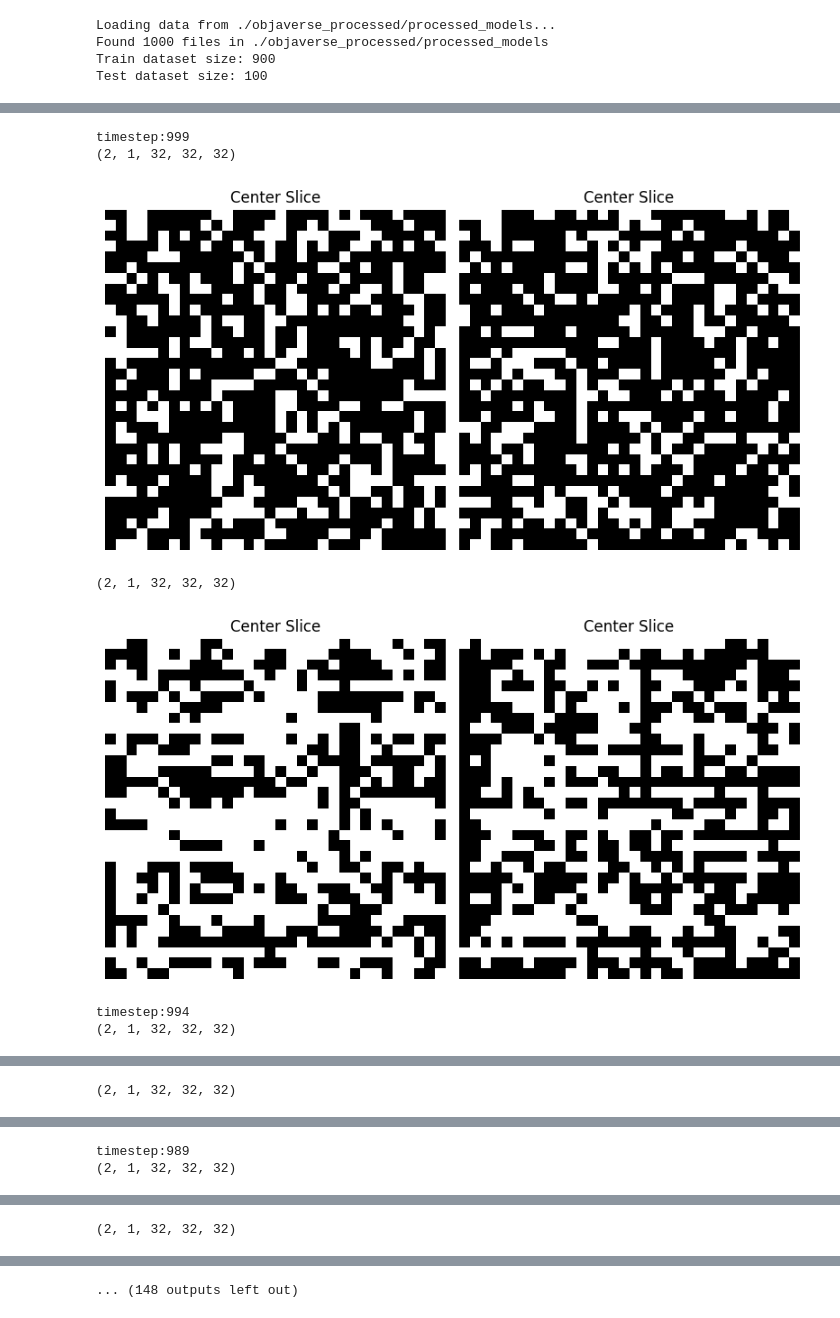
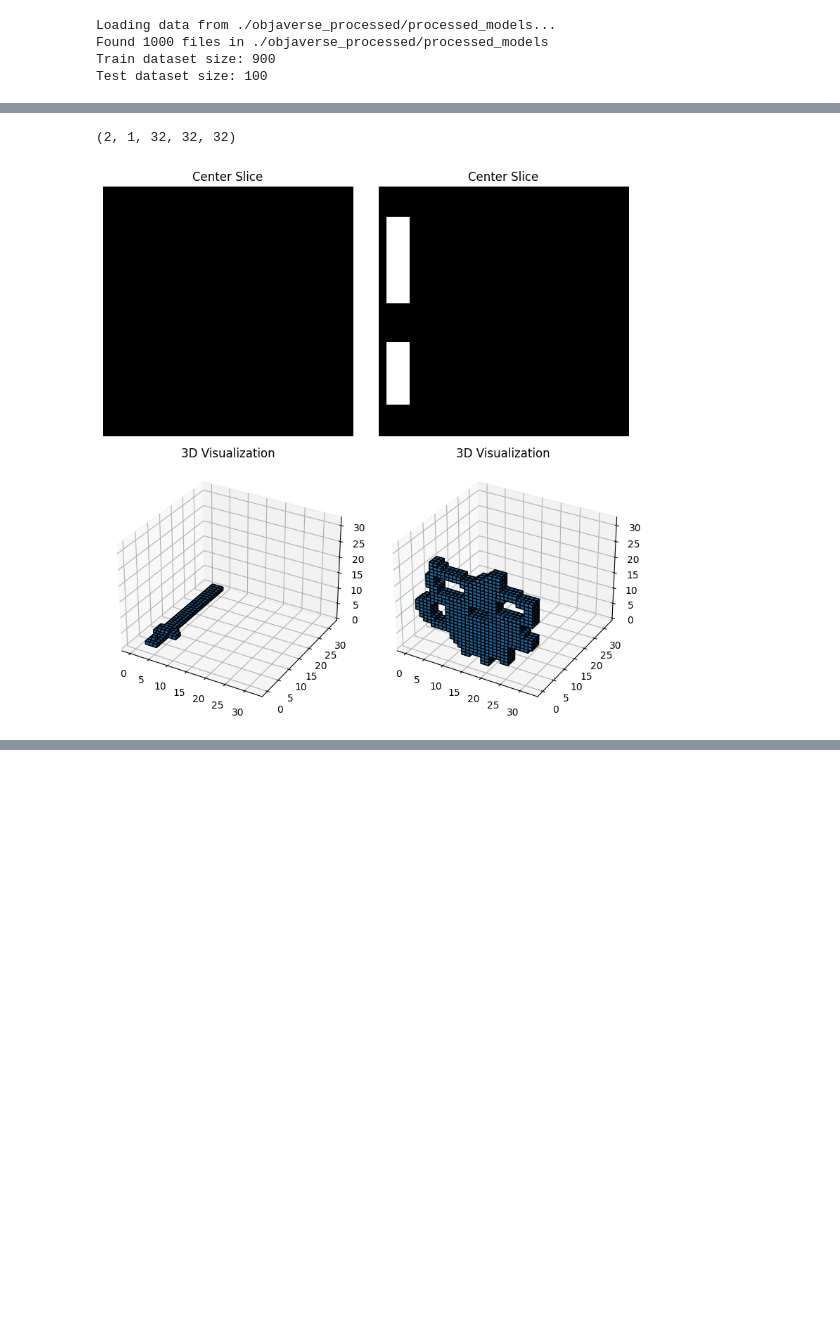
Before and after one commit to PeterAMassih/3D-BlockGen, a Jupyter notebook: run.ipynb, the cells around one changed output, grey strips where cells are left out. Cells and saved outputs as stored; diff of their text form; code cells hidden in the pictures; blank space fills up the shorter version.

```diff
--- a/run.ipynb
+++ b/run.ipynb
@@ -102,29 +126,24 @@ plt.show()
 # %%
 from inference import DiffusionInference3D
 from diffusers import DDIMScheduler
 
 
 diffusion_model = DiffusionModel3D(model, num_timesteps=1000)
 
 diffusion_model.load_state_dict(torch.load("./best_model.pth"))
 
 diffusion_model.to(device)
 
-noise_scheduler = DDIMScheduler.from_config(diffusion_model.noise_scheduler.config, timestep_spacing="trailing")
+# noise_scheduler = DDIMScheduler.from_config(diffusion_model.noise_scheduler.config, timestep_spacing="trailing")
 
-inference = DiffusionInference3D(diffusion_model, noise_scheduler, device=device)
-samples = inference.sample_ddim(num_samples=2, image_size=(32, 32, 32), num_inference_steps = 200, intermediate_visualisation=True)
+# inference = DiffusionInference3D(diffusion_model, noise_scheduler, device=device)
+# samples = inference.sample_ddim(num_samples=2, image_size=(32, 32, 32), num_inference_steps = 200, intermediate_visualisation=True)
 
 
-#inference = DiffusionInference3D(diffusion_model, diffusion_model.noise_scheduler, device=device)
-#samples = inference.sample(num_samples=2, image_size=(32, 32, 32), intermediate_visualisation=True)
+inference = DiffusionInference3D(diffusion_model, diffusion_model.noise_scheduler, device=device)
+samples = inference.sample(num_samples=2, image_size=(32, 32, 32), show_intermediate=False)
 
 inference.visualize_samples(samples, threshold=0.5)
 # %% [output]
-timestep:999
 (2, 1, 32, 32, 32)
-[figure, old version]
+[figure, new version]
-(2, 1, 32, 32, 32)
-[figure, removed]
-timestep:994
-(2, 1, 32, 32, 32)
@@ -132 +149,0 @@ timestep:994
-(2, 1, 32, 32, 32)
@@ -134,2 +149,0 @@ timestep:994
-timestep:989
-(2, 1, 32, 32, 32)
@@ -137 +149,0 @@ timestep:989
-(2, 1, 32, 32, 32)
@@ -139 +149,0 @@ timestep:989
-... (148 outputs left out)
```
Also changed, not shown: parts of 4 cells of this notebook, 1 other file.
